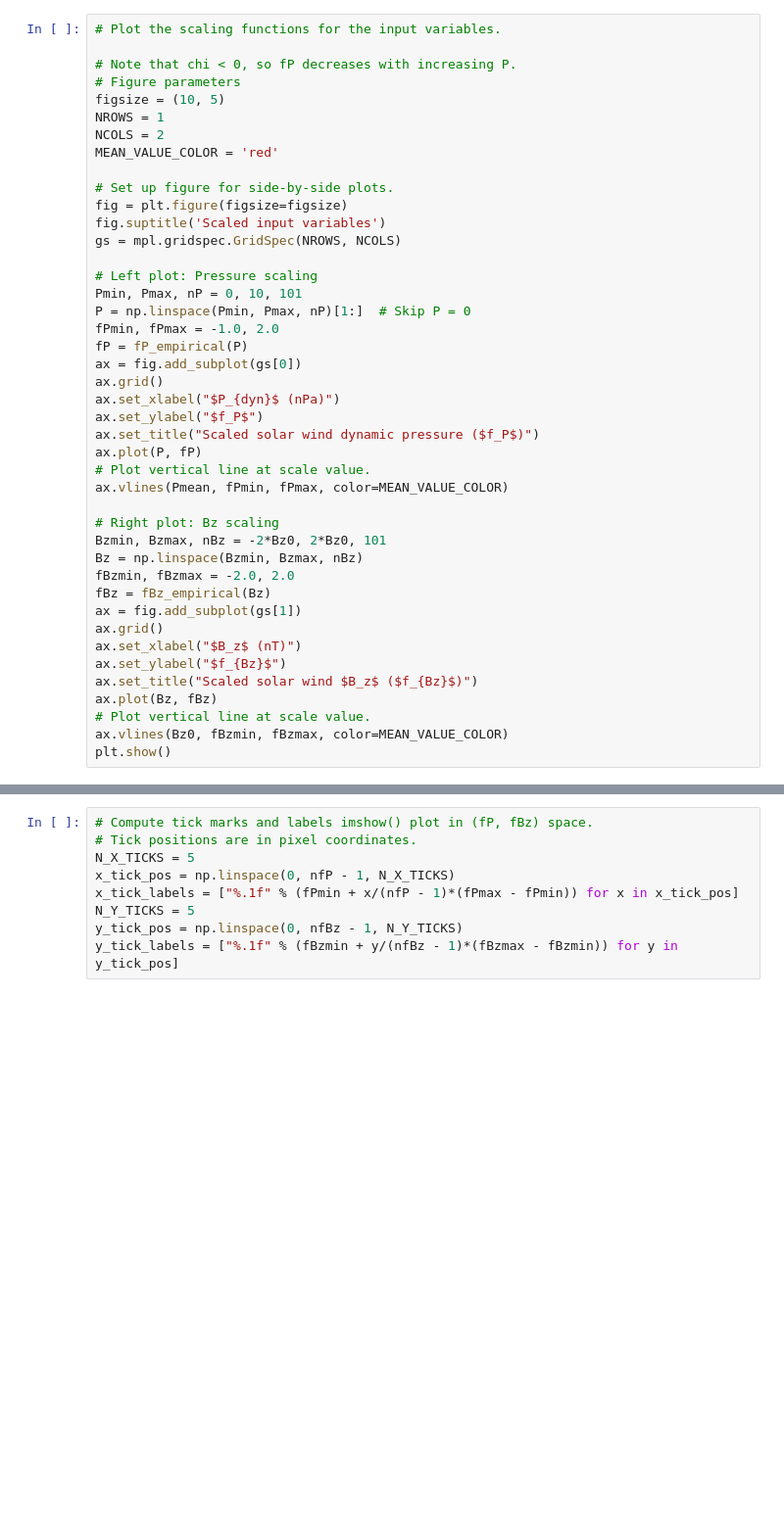
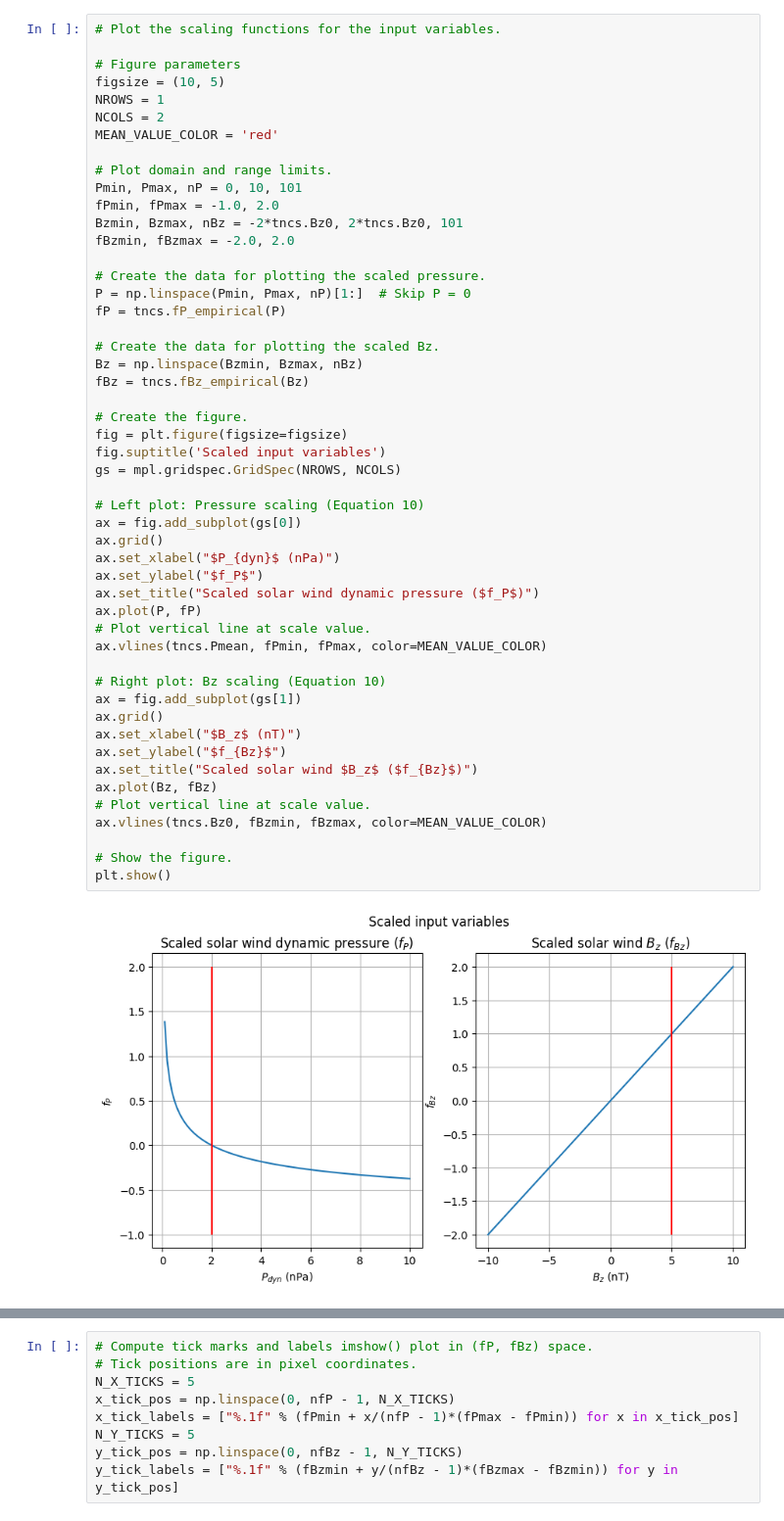
Before and after one commit to elwinter/pinn, a Jupyter notebook: problems/tsyganenko_ncs/tsyganenko_ncs.ipynb, the cells around one changed output, grey strips where cells are left out. Shown at 98% size. Saved outputs shown, nothing was run; the diff lists cells and outputs as text; blank space fills up the shorter version.

Commit message:
Modified plot notebook to use top-level module.

```diff
--- a/problems/tsyganenko_ncs/tsyganenko_ncs.ipynb
+++ b/problems/tsyganenko_ncs/tsyganenko_ncs.ipynb
@@ -134,46 +37,55 @@ def Zs_empirical(P, By, Bz, psi, rho, phi):
 # %%
 # Plot the scaling functions for the input variables.
 
-# Note that chi < 0, so fP decreases with increasing P.
 # Figure parameters
 figsize = (10, 5)
 NROWS = 1
 NCOLS = 2
 MEAN_VALUE_COLOR = 'red'
 
-# Set up figure for side-by-side plots.
+# Plot domain and range limits.
+Pmin, Pmax, nP = 0, 10, 101
+fPmin, fPmax = -1.0, 2.0
+Bzmin, Bzmax, nBz = -2*tncs.Bz0, 2*tncs.Bz0, 101
+fBzmin, fBzmax = -2.0, 2.0
+
+# Create the data for plotting the scaled pressure.
+P = np.linspace(Pmin, Pmax, nP)[1:]  # Skip P = 0
+fP = tncs.fP_empirical(P)
+
+# Create the data for plotting the scaled Bz.
+Bz = np.linspace(Bzmin, Bzmax, nBz)
+fBz = tncs.fBz_empirical(Bz)
+
+# Create the figure.
 fig = plt.figure(figsize=figsize)
 fig.suptitle('Scaled input variables')
 gs = mpl.gridspec.GridSpec(NROWS, NCOLS)
 
-# Left plot: Pressure scaling
-Pmin, Pmax, nP = 0, 10, 101
-P = np.linspace(Pmin, Pmax, nP)[1:]  # Skip P = 0
-fPmin, fPmax = -1.0, 2.0
-fP = fP_empirical(P)
+# Left plot: Pressure scaling (Equation 10)
 ax = fig.add_subplot(gs[0])
 ax.grid()
 ax.set_xlabel("$P_{dyn}$ (nPa)")
 ax.set_ylabel("$f_P$")
 ax.set_title("Scaled solar wind dynamic pressure ($f_P$)")
 ax.plot(P, fP)
 # Plot vertical line at scale value.
-ax.vlines(Pmean, fPmin, fPmax, color=MEAN_VALUE_COLOR)
+ax.vlines(tncs.Pmean, fPmin, fPmax, color=MEAN_VALUE_COLOR)
 
-# Right plot: Bz scaling
-Bzmin, Bzmax, nBz = -2*Bz0, 2*Bz0, 101
-Bz = np.linspace(Bzmin, Bzmax, nBz)
-fBzmin, fBzmax = -2.0, 2.0
-fBz = fBz_empirical(Bz)
+# Right plot: Bz scaling (Equation 10)
 ax = fig.add_subplot(gs[1])
 ax.grid()
 ax.set_xlabel("$B_z$ (nT)")
 ax.set_ylabel("$f_{Bz}$")
 ax.set_title("Scaled solar wind $B_z$ ($f_{Bz}$)")
 ax.plot(Bz, fBz)
 # Plot vertical line at scale value.
-ax.vlines(Bz0, fBzmin, fBzmax, color=MEAN_VALUE_COLOR)
+ax.vlines(tncs.Bz0, fBzmin, fBzmax, color=MEAN_VALUE_COLOR)
+
+# Show the figure.
 plt.show()
+# %% [output]
+[figure, added]
 # %%
 # Create evaluation grids of fP and fBz.
 
```
Also changed, not shown: parts of 19 cells of this notebook, 1 other file.
